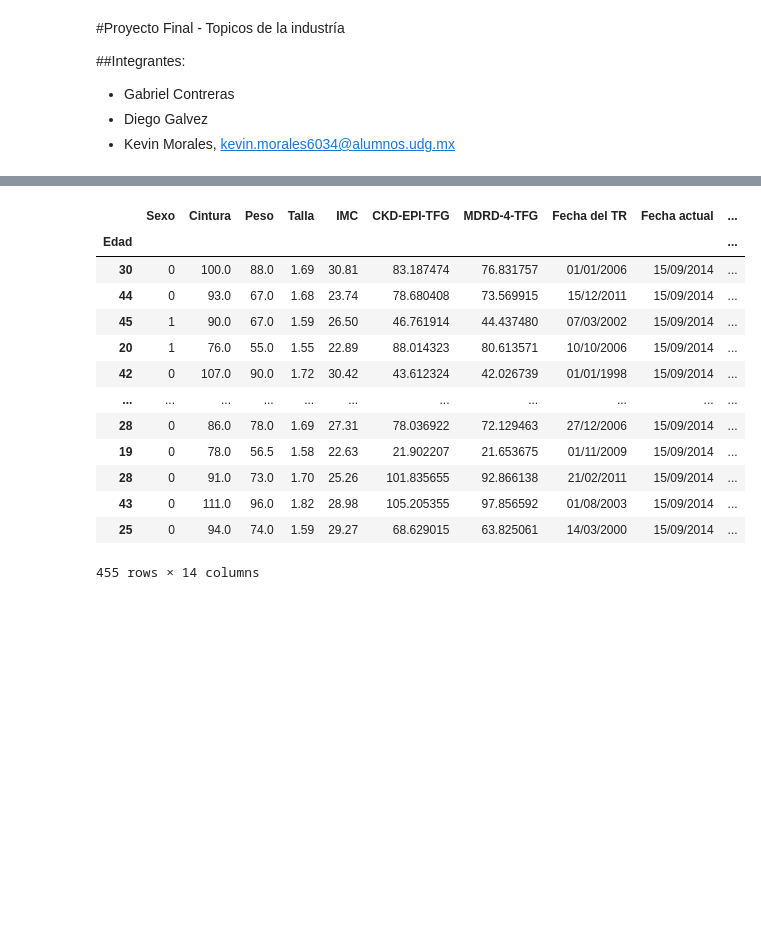
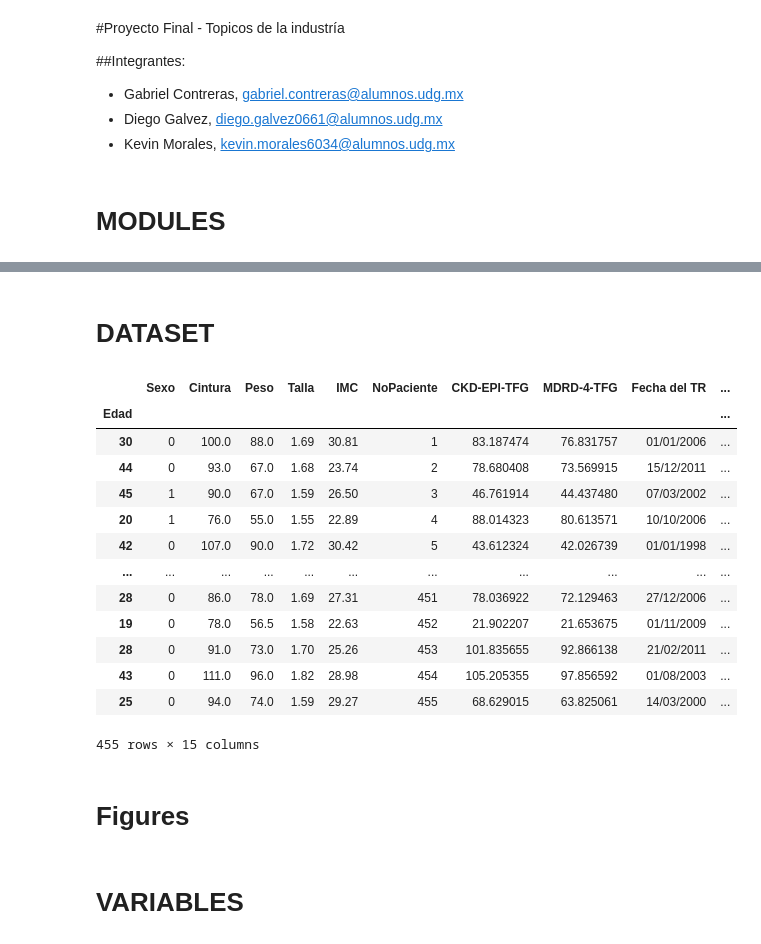
Before and after one commit to KevinBarranco24/PF_TI, a Jupyter notebook: Proyecto_Final.ipynb, the cells around one changed output, grey strips where cells are left out. Drawn from its saved outputs; the diff is of its cells as text; code cells hidden in the pictures; blank space fills up the shorter version.

```diff
--- a/Proyecto_Final.ipynb
+++ b/Proyecto_Final.ipynb
@@ -4,9 +4,11 @@
 #Proyecto Final - Topicos de la industría
 
 ##Integrantes:
-* Gabriel Contreras
-* Diego Galvez
+* Gabriel Contreras, gabriel.contreras@alumnos.udg.mx
+* Diego Galvez, diego.galvez0661@alumnos.udg.mx
 * Kevin Morales, kevin.morales6034@alumnos.udg.mx
+# %% [markdown]
+# MODULES
 # %%
 import numpy as np
 import pandas as pd
@@ -27,23 +29,27 @@ from scipy.spatial import distance
 [interactive output not drawn]
 [interactive output not drawn]
 [interactive output not drawn]
+# %% [markdown]
+# DATASET
 # %%
 #IMPORTAMOS EL DATASET
-kidney_df = pd.read_csv('/content/trasplantesderinon_2014.csv', index_col=0, encoding='latin-1')
+kidney_df = pd.read_csv('content/trasplantesderinon_2014.csv', index_col=0, encoding='latin-1')
 
 kidney_df
 # %% [output]
-|  | Sexo | Cintura | Peso | Talla | IMC | CKD-EPI-TFG | MDRD-4-TFG | Fecha del TR | Fecha actual | ... |
+|  | Sexo | Cintura | Peso | Talla | IMC | NoPaciente | CKD-EPI-TFG | MDRD-4-TFG | Fecha del TR | ... |
 | Edad |  |  |  |  |  |  |  |  |  | ... |
-| 30 | 0 | 100.0 | 88.0 | 1.69 | 30.81 | 83.187474 | 76.831757 | 01/01/2006 | 15/09/2014 | ... |
-| 44 | 0 | 93.0 | 67.0 | 1.68 | 23.74 | 78.680408 | 73.569915 | 15/12/2011 | 15/09/2014 | ... |
-| 45 | 1 | 90.0 | 67.0 | 1.59 | 26.50 | 46.761914 | 44.437480 | 07/03/2002 | 15/09/2014 | ... |
-| 20 | 1 | 76.0 | 55.0 | 1.55 | 22.89 | 88.014323 | 80.613571 | 10/10/2006 | 15/09/2014 | ... |
-| 42 | 0 | 107.0 | 90.0 | 1.72 | 30.42 | 43.612324 | 42.026739 | 01/01/1998 | 15/09/2014 | ... |
+| 30 | 0 | 100.0 | 88.0 | 1.69 | 30.81 | 1 | 83.187474 | 76.831757 | 01/01/2006 | ... |
+| 44 | 0 | 93.0 | 67.0 | 1.68 | 23.74 | 2 | 78.680408 | 73.569915 | 15/12/2011 | ... |
+| 45 | 1 | 90.0 | 67.0 | 1.59 | 26.50 | 3 | 46.761914 | 44.437480 | 07/03/2002 | ... |
+| 20 | 1 | 76.0 | 55.0 | 1.55 | 22.89 | 4 | 88.014323 | 80.613571 | 10/10/2006 | ... |
+| 42 | 0 | 107.0 | 90.0 | 1.72 | 30.42 | 5 | 43.612324 | 42.026739 | 01/01/1998 | ... |
 | ... | ... | ... | ... | ... | ... | ... | ... | ... | ... | ... |
-| 28 | 0 | 86.0 | 78.0 | 1.69 | 27.31 | 78.036922 | 72.129463 | 27/12/2006 | 15/09/2014 | ... |
-| 19 | 0 | 78.0 | 56.5 | 1.58 | 22.63 | 21.902207 | 21.653675 | 01/11/2009 | 15/09/2014 | ... |
-| 28 | 0 | 91.0 | 73.0 | 1.70 | 25.26 | 101.835655 | 92.866138 | 21/02/2011 | 15/09/2014 | ... |
-| 43 | 0 | 111.0 | 96.0 | 1.82 | 28.98 | 105.205355 | 97.856592 | 01/08/2003 | 15/09/2014 | ... |
-| 25 | 0 | 94.0 | 74.0 | 1.59 | 29.27 | 68.629015 | 63.825061 | 14/03/2000 | 15/09/2014 | ... |
+| 28 | 0 | 86.0 | 78.0 | 1.69 | 27.31 | 451 | 78.036922 | 72.129463 | 27/12/2006 | ... |
+| 19 | 0 | 78.0 | 56.5 | 1.58 | 22.63 | 452 | 21.902207 | 21.653675 | 01/11/2009 | ... |
+| 28 | 0 | 91.0 | 73.0 | 1.70 | 25.26 | 453 | 101.835655 | 92.866138 | 21/02/2011 | ... |
+| 43 | 0 | 111.0 | 96.0 | 1.82 | 28.98 | 454 | 105.205355 | 97.856592 | 01/08/2003 | ... |
+| 25 | 0 | 94.0 | 74.0 | 1.59 | 29.27 | 455 | 68.629015 | 63.825061 | 14/03/2000 | ... |
-455 rows × 14 columns
+455 rows × 15 columns
+# %% [markdown]
+# Figures
@@ -50 +100,3 @@ kidney_df
+# %% [markdown]
+# VARIABLES
 # %%
```
Also changed, not shown: parts of 5 cells of this notebook.
